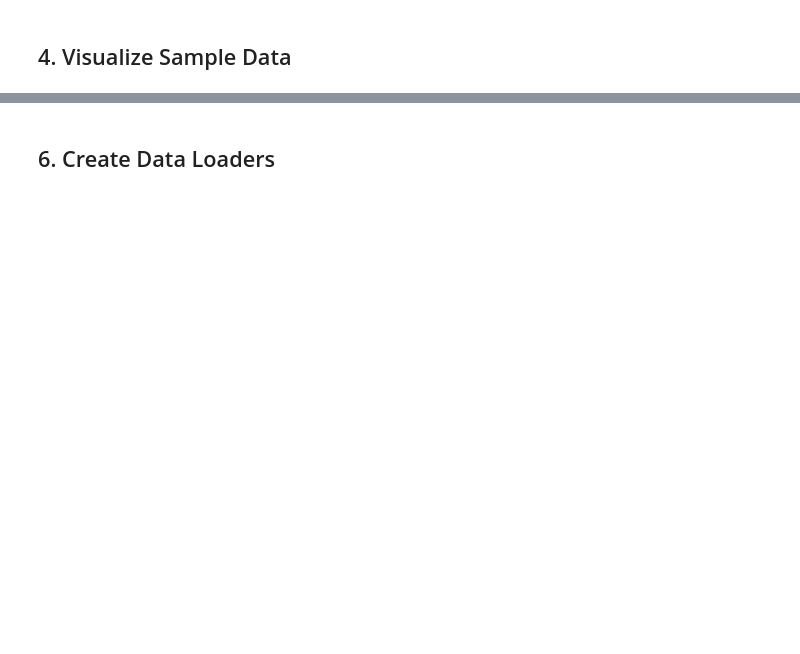
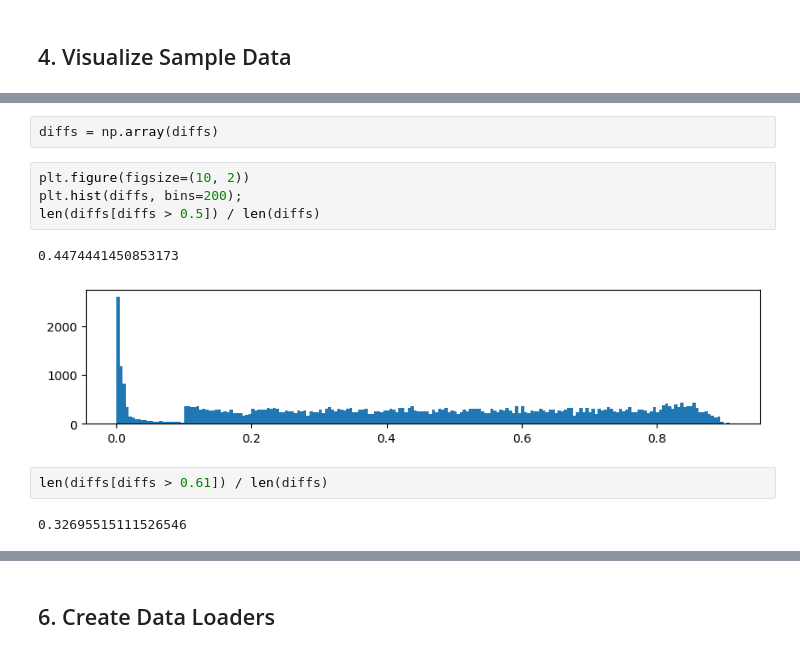
Before and after one commit to aHadoouken/timeseries_forecasting, a Jupyter notebook: example_usage.ipynb, the cells around one changed output, grey strips where cells are left out. Saved outputs shown, nothing was run; the diff lists cells and outputs as text; blank space fills up the shorter version.

```diff
--- a/example_usage.ipynb
+++ b/example_usage.ipynb
@@ -225,0 +244,13 @@ Bifurcation Analysis:
+# %%
+diffs = np.array(diffs)
+# %%
+plt.figure(figsize=(10, 2))
+plt.hist(diffs, bins=200);
+len(diffs[diffs > 0.5]) / len(diffs)
+# %% [output]
+0.4474441450853173
+[figure, added]
+# %%
+len(diffs[diffs > 0.61]) / len(diffs)
+# %% [output]
+0.32695515111526546
```
Also changed, not shown: parts of 61 cells of this notebook, 12 other files.
